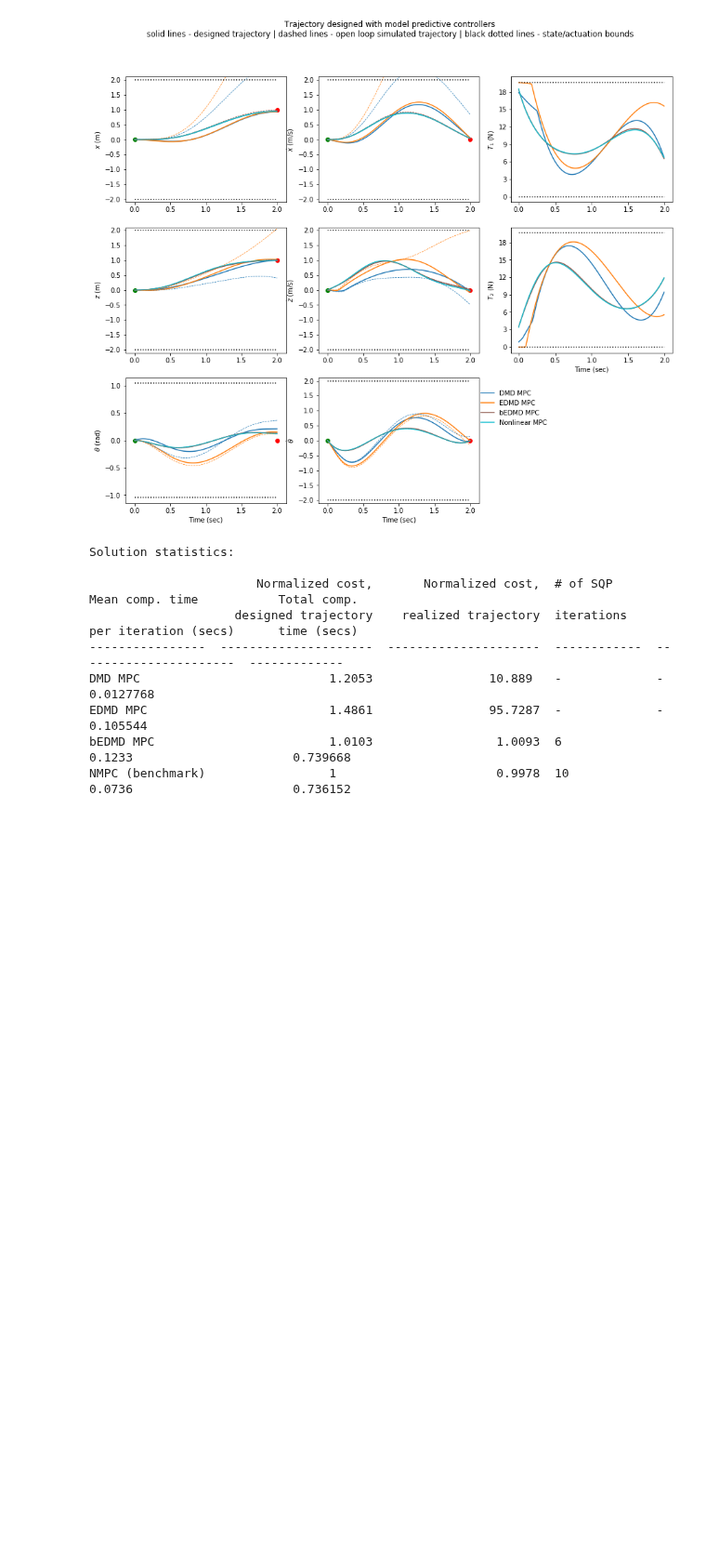
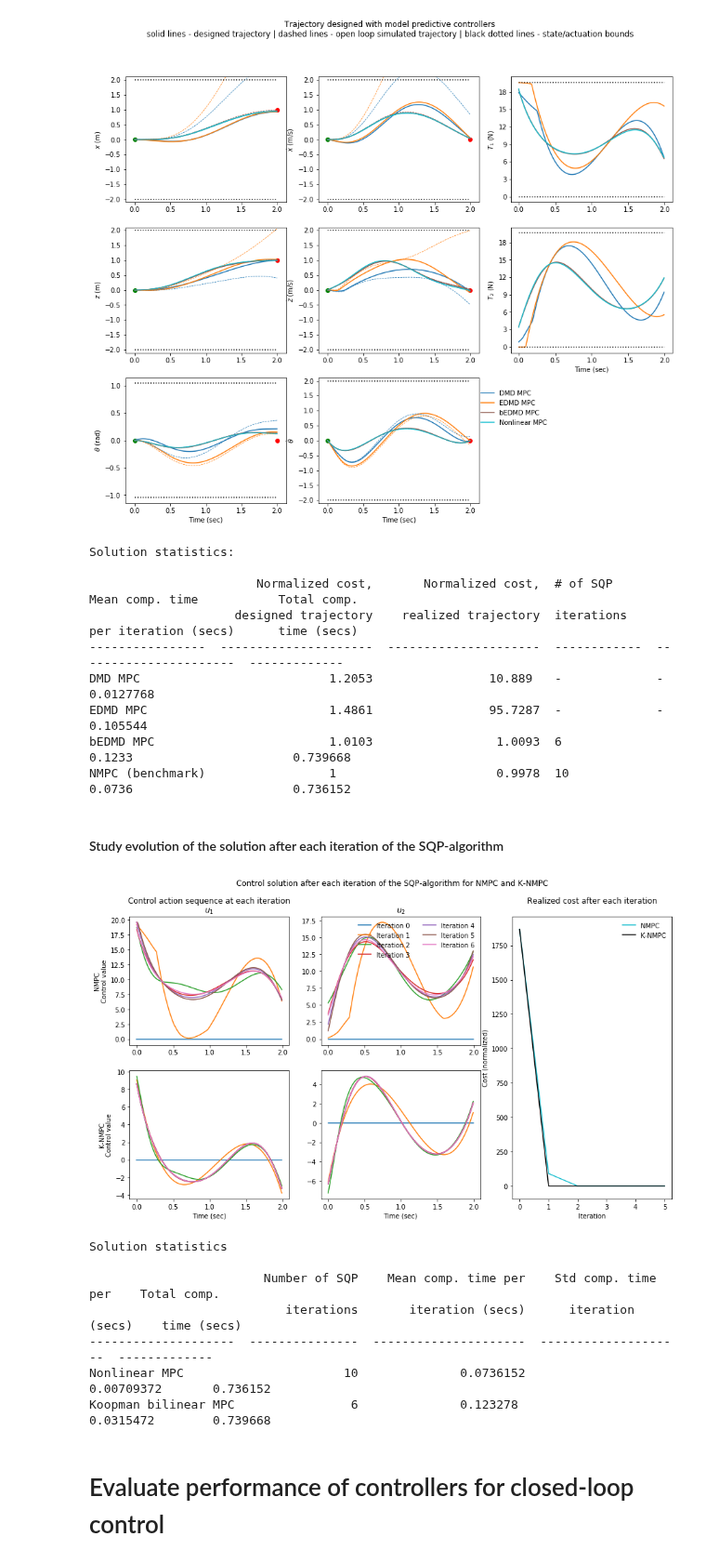
Before and after one commit to Cafolkes/koopman_learning_and_control, a Jupyter notebook: planar_quadrotor_learning_mpc.ipynb, the cells around one changed output. Shown at 93% size. Cells and saved outputs as stored; diff of their text form; code cells hidden in the pictures; blank space fills up the shorter version.

```diff
--- a/planar_quadrotor_learning_mpc.ipynb
+++ b/planar_quadrotor_learning_mpc.ipynb
@@ -591,3 +591,82 @@ DMD MPC                          1.2053                10.889   -             -
 EDMD MPC                         1.4861                95.7287  -             -                           0.105544
 bEDMD MPC                        1.0103                 1.0093  6             0.1233                      0.739668
 NMPC (benchmark)                 1                      0.9978  10            0.0736                      0.736152
+# %% [markdown]
+#### Study evolution of the solution after each iteration of the SQP-algorithm
+# %%
+n_iter = min(len(controller_nmpc.x_iter),len(controller_bedmd.x_iter))
+
+# Calculate cost after each iteration:
+iter_cost_bedmd, iter_cost_nmpc = [], []
+
+ol_controller_init = OpenLoopController(quadrotor, u_init, t_eval[:-1])
+xs_init, _ = quadrotor.simulate(x0_cl, ol_controller_init, t_eval)
+xs_init, us_init = xs_init.T, u_init.T
+init_cost = (xs_init[:,-1]-set_pt_cl).T@QN_mpc@(xs_init[:,-1]-set_pt_cl) + np.sum(np.diag(us_init.T@R_mpc@us_init))
+iter_cost_bedmd = [init_cost]
+iter_cost_nmpc = [init_cost]
+
+for ii in range(len(controller_bedmd.x_iter)):
+    ur_bedmd_iter = controller_bedmd.u_iter[ii].T+hover_thrust
+    ol_controller_bedmd_iter = OpenLoopController(quadrotor, ur_bedmd_iter, t_eval[:-1])
+    xs_bedmd_iter, _ = quadrotor.simulate(x0_cl, ol_controller_bedmd_iter, t_eval)
+    xs_bedmd_iter, us_bedmd_iter = xs_bedmd_iter.T, ur_bedmd_iter.T
+    iter_cost_bedmd.append((xs_bedmd_iter[:,-1]-set_pt_cl).T@QN_mpc@(xs_bedmd_iter[:,-1]-set_pt_cl) + np.sum(np.diag(us_bedmd_iter.T@R_mpc@us_bedmd_iter)))
+
+for ii in range(len(controller_nmpc.x_iter)):
+    ur_nmpc_iter = controller_nmpc.u_iter[ii].T
+    ol_controller_nmpc_iter = OpenLoopController(quadrotor, ur_nmpc_iter, t_eval[:-1])
+    xs_nmpc_iter, _ = quadrotor.simulate(x0_cl, ol_controller_nmpc_iter, t_eval)
+    xs_nmpc_iter, us_nmpc_iter = xs_nmpc_iter.T, ur_nmpc_iter.T
+    iter_cost_nmpc.append((xs_nmpc_iter[:,-1]-set_pt_cl).T@QN_mpc@(xs_nmpc_iter[:,-1]-set_pt_cl) + np.sum(np.diag(us_nmpc_iter.T@R_mpc@us_nmpc_iter)))
+
+plt.figure(figsize=(15,8))
+plt.suptitle('Control solution after each iteration of the SQP-algorithm for NMPC and K-NMPC')
+ax1 = plt.subplot(2,3,1)
+ax1.plot(t_eval[:-1],u_init[:, 0])
+ax2 = plt.subplot(2,3,2)
+ax2.plot(t_eval[:-1],u_init[:, 1], label='Iteration 0')
+ax3 = plt.subplot(2,3,4)
+ax3.plot(t_eval[:-1],u_init[:, 0])
+ax4 = plt.subplot(2,3,5)
+ax4.plot(t_eval[:-1],u_init[:, 0])
+
+for it in range(n_iter):
+    ax1.plot(t_eval[:-1],controller_nmpc.u_iter[it][0,:])
+    ax2.plot(t_eval[:-1],controller_nmpc.u_iter[it][1,:], label='Iteration '+str(it+1))
+    ax3.plot(t_eval[:-1],controller_bedmd.u_iter[it][0,:])
+    ax4.plot(t_eval[:-1],controller_bedmd.u_iter[it][1,:])
+
+ax5 = plt.subplot(1,3,3)
+ax5.plot(np.arange(n_iter), iter_cost_nmpc[:n_iter]/iter_cost_nmpc[-1], 'tab:cyan', label='NMPC')
+ax5.plot(np.arange(n_iter), iter_cost_bedmd[:n_iter]/iter_cost_nmpc[-1], 'k', label='K-NMPC')
+
+ax1.set_title('Control action sequence at each iteration\n$u_1$')
+ax1.set_ylabel('NMPC\nControl value')
+ax2.set_title('$u_2$')
+ax2.legend(ncol=2, loc='upper right', frameon=False)
+ax3.set_ylabel('K-NMPC\nControl value')
+ax3.set_xlabel('Time (sec)')
+ax4.set_xlabel('Time (sec)')
+ax5.set_title('Realized cost after each iteration\n')
+ax5.set_xlabel('Iteration')
+ax5.set_ylabel('Cost (normalized)')
+ax5.legend(loc='upper right', frameon=False)
+
+plt.show()
+
+print('Solution statistics\n')
+print(tabulate([['Nonlinear MPC', len(controller_nmpc.x_iter), np.mean(controller_nmpc.comp_time), np.std(controller_nmpc.comp_time), sum(controller_nmpc.comp_time)],
+                ['Koopman bilinear MPC', len(controller_bedmd.x_iter), np.mean(controller_bedmd.comp_time), np.std(controller_bedmd.comp_time), sum(controller_bedmd.comp_time)]],
+               headers=['Number of SQP\niterations','Mean comp. time per\niteration (secs)', 'Std comp. time per\niteration (secs)', 'Total comp.\ntime (secs)']))
+# %% [output]
+[figure, added]
+Solution statistics
+
+                        Number of SQP    Mean comp. time per    Std comp. time per    Total comp.
+                           iterations       iteration (secs)      iteration (secs)    time (secs)
+--------------------  ---------------  ---------------------  --------------------  -------------
+Nonlinear MPC                      10              0.0736152            0.00709372       0.736152
+Koopman bilinear MPC                6              0.123278             0.0315472        0.739668
+# %% [markdown]
+# Evaluate performance of controllers for closed-loop control
```
Also changed, not shown: parts of 6 cells of this notebook, 1 other file.
